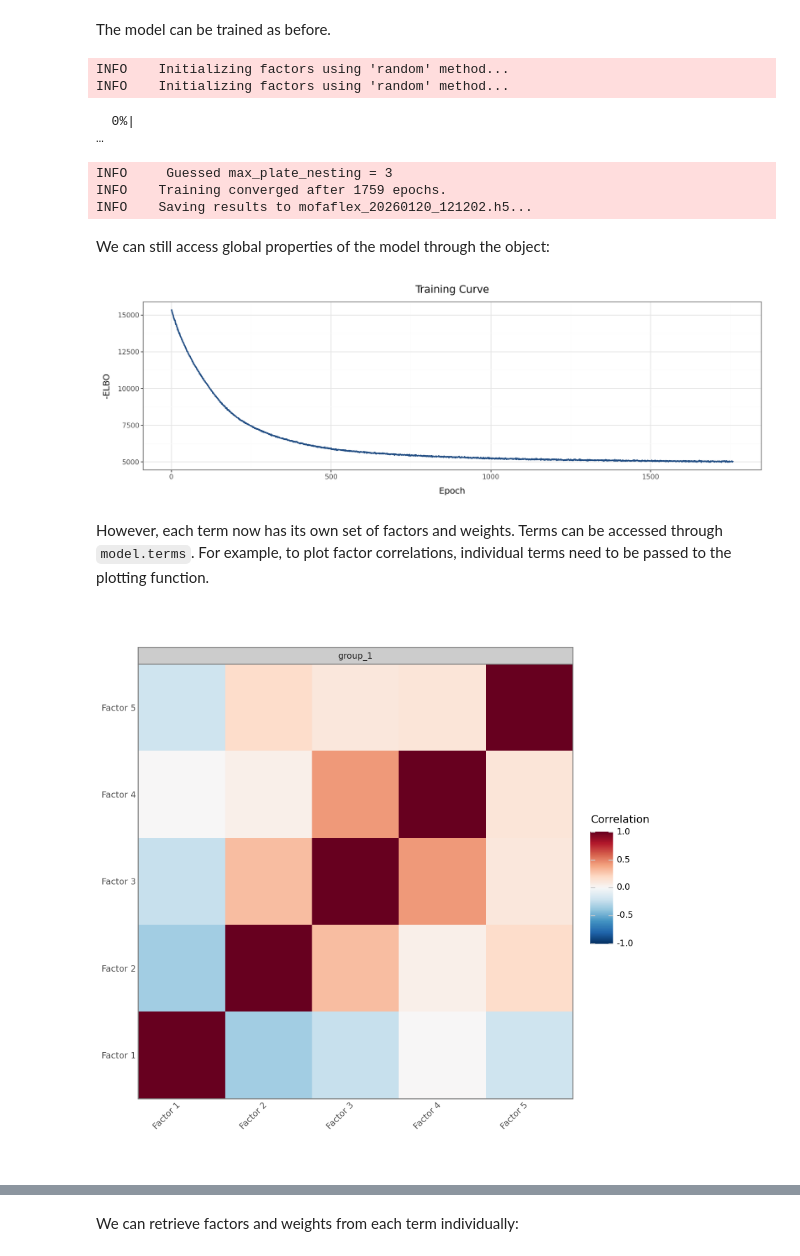
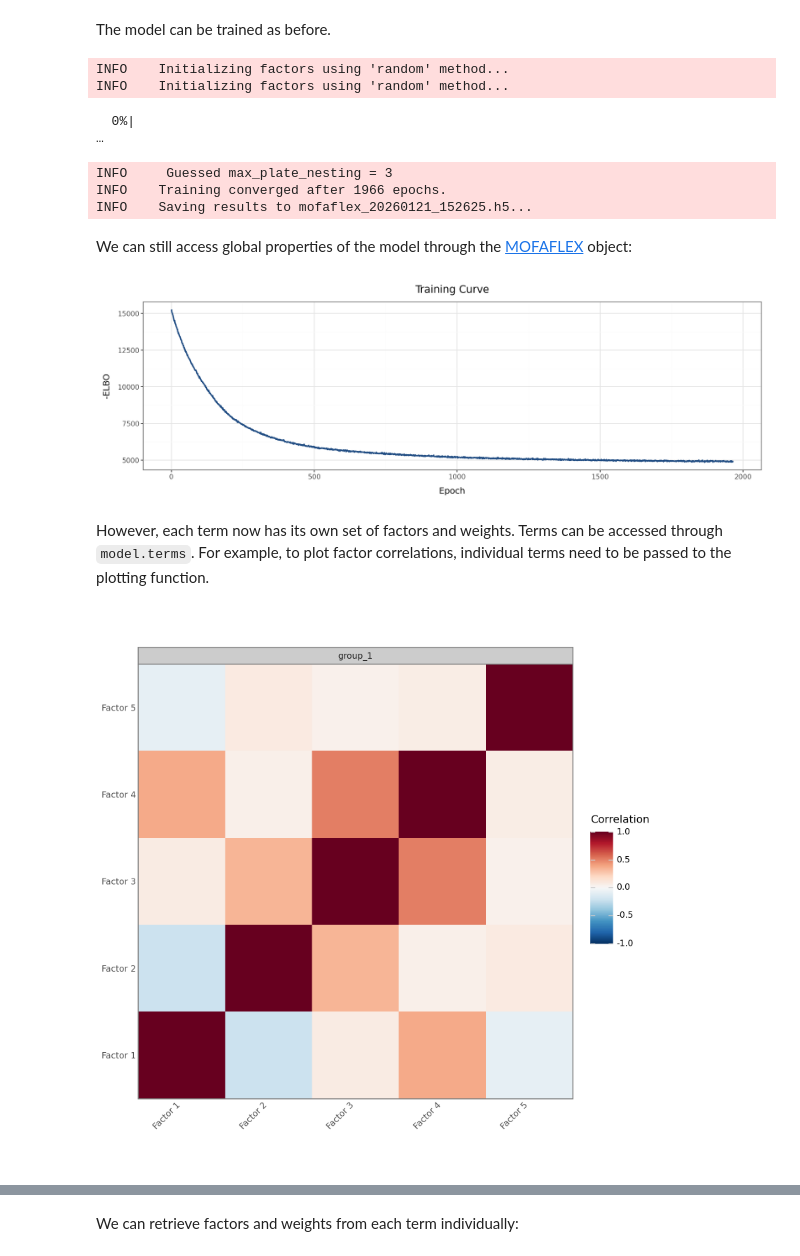
Before and after one commit to MLO-lab/mofaflex_celltypes, a Jupyter notebook: docs/notebooks/getting_started.ipynb, the cells around one changed output, grey strips where cells are left out. Drawn from its saved outputs; the diff is of its cells as text; code cells hidden in the pictures.

```diff
--- a/docs/notebooks/getting_started.ipynb
+++ b/docs/notebooks/getting_started.ipynb
@@ -171 +191,3 @@ Miscellaneous
+# %%
+model = mfl.terms.MofaFlex(n_factors=15, weight_prior="SpikeSlab")
 # %% [markdown]
@@ -185,2 +205,0 @@ Additional term types may be added in the future.
-# %%
-model = mfl.terms.MofaFlex(n_factors=15)
@@ -305,7 +341,7 @@ The general workflow for multiple terms is very similar to the above.
 We first assemble a model object from the terms.
 Note that when working with multiple terms, each term must get a unique name as its first argument. These names will be used later to identify each term during downstream analysis.
 # %%
-model = mfl.terms.MofaFlex("normal", n_factors=5, weight_prior="Normal") + mfl.terms.MofaFlex("hs", n_factors=5, weight_prior="Horseshoe")
+model = mfl.terms.MofaFlex("spikeslab", n_factors=5, weight_prior=mfl.priors.SpikeSlab()) + mfl.terms.MofaFlex("hs", n_factors=5, weight_prior="Horseshoe")
 # %% [markdown]
 Using several terms with the same name (including the default, which is used if no name is specified) will not work:
 # %%
@@ -321,22 +357,22 @@ INFO    Initializing factors using 'random' method...
 INFO    Initializing factors using 'random' method...
   0%|                                                                                                         …
 INFO     Guessed max_plate_nesting = 3
-INFO    Training converged after 1759 epochs.
-INFO    Saving results to mofaflex_20260120_121202.h5...
+INFO    Training converged after 1966 epochs.
+INFO    Saving results to mofaflex_20260121_152625.h5...
 # %% [markdown]
-We can still access global properties of the model through the [](#mofaflex.MOFAFLEX) object:
+We can still access global properties of the model through the [MOFAFLEX](#mofaflex.MOFAFLEX) object:
 # %%
 mfl.pl.training_curve(model)
 # %% [output]
-[figure, old version]
+[figure, new version]
 # %% [markdown]
 However, each term now has its own set of factors and weights.
 Terms can be accessed through `model.terms`.
 For example, to plot factor correlations, individual terms need to be passed to the plotting function.
 # %%
-mfl.pl.factor_correlation(model.terms["normal"])
+mfl.pl.factor_correlation(model.terms["spikeslab"])
 # %% [output]
-[figure, old version]
+[figure, new version]
 # %%
 mfl.pl.factor_correlation(model.terms["hs"])
 # %% [output]
```
Also changed, not shown: parts of 24 cells of this notebook.
